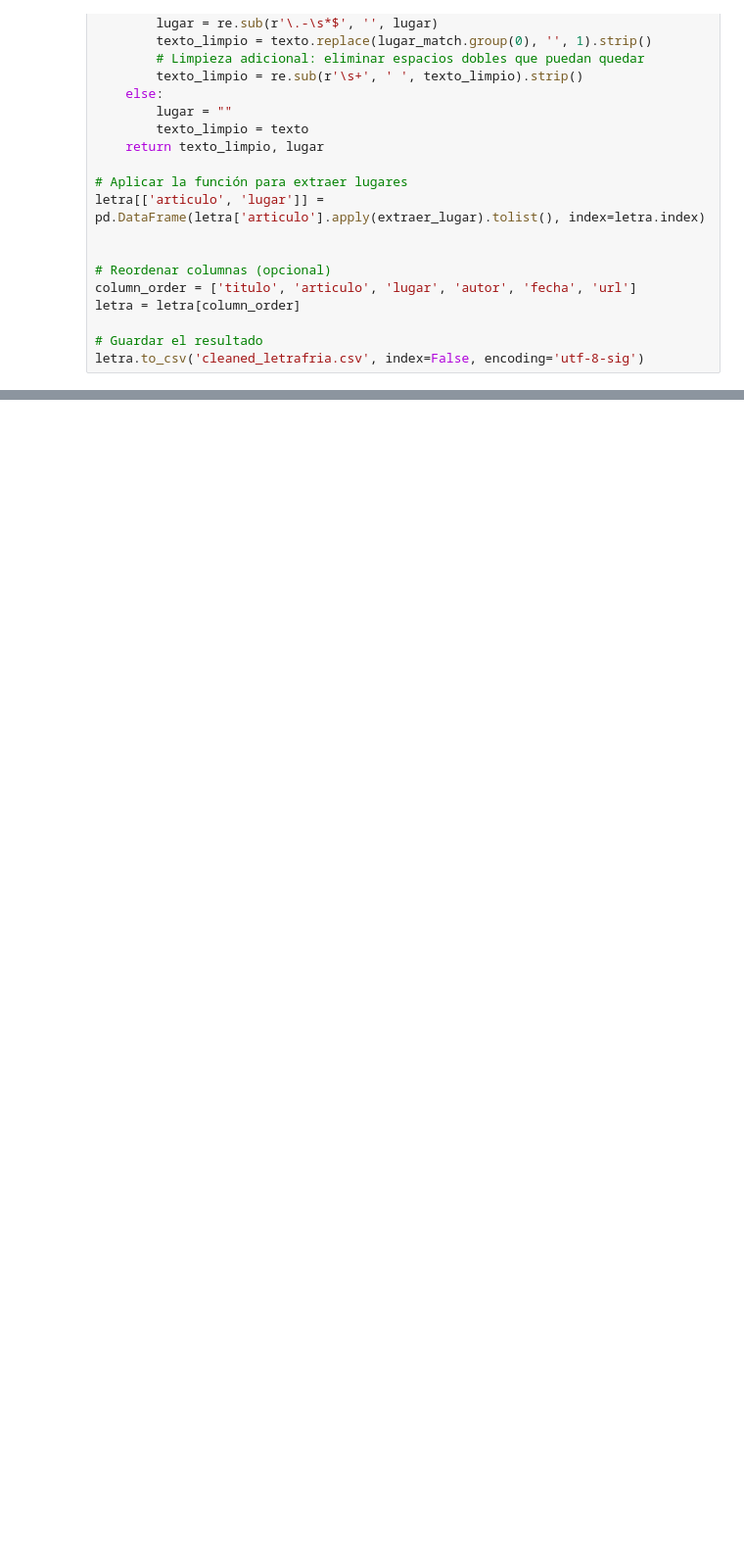
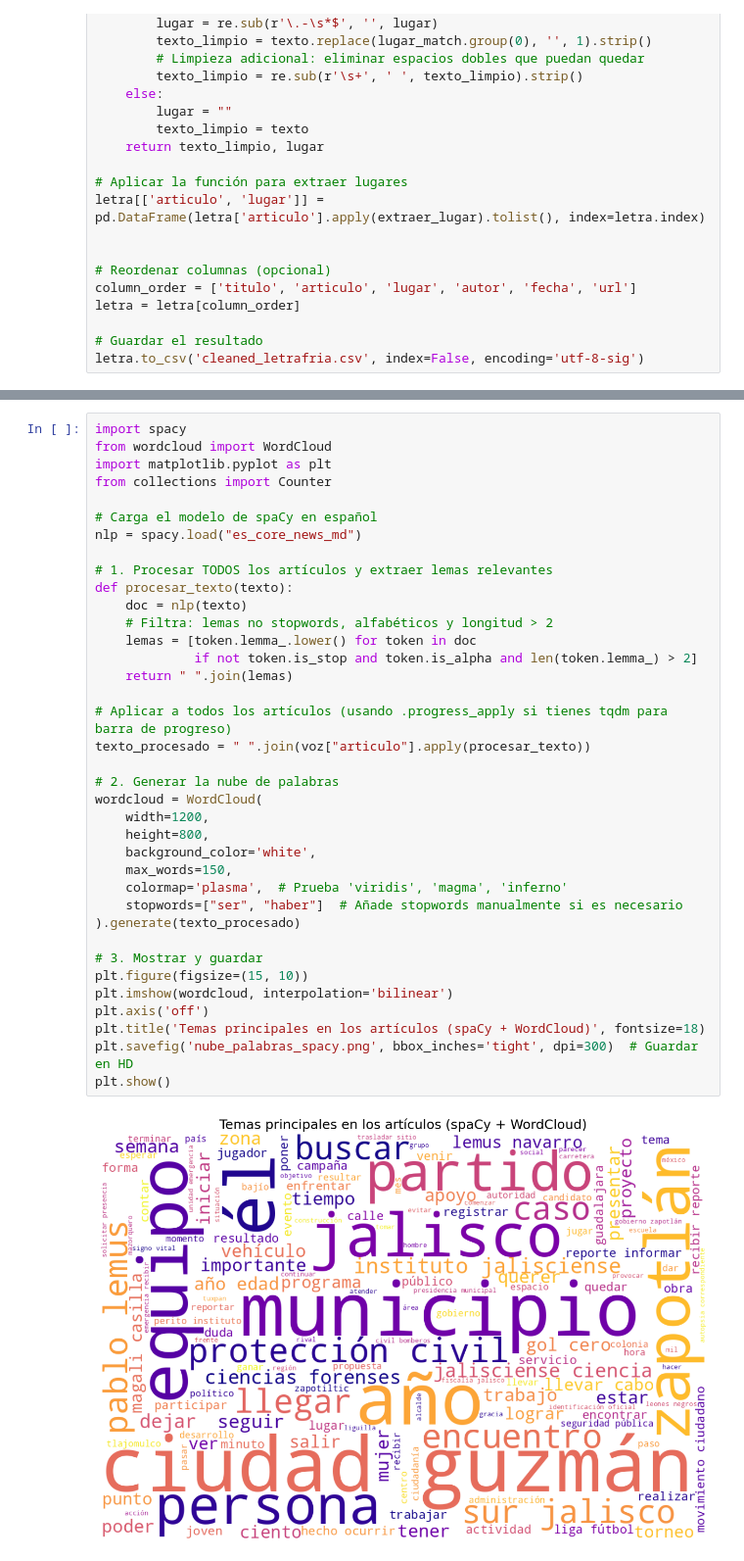
Before and after one commit to adrianodreamer/udg_paper, a Jupyter notebook: analysis.ipynb, the cells around one changed output, grey strips where cells are left out. Shown at 98% size. Drawn from its saved outputs; the diff is of its cells as text; blank space fills up the shorter version.

```diff
--- a/analysis.ipynb
+++ b/analysis.ipynb
@@ -200,0 +340,39 @@ letra.to_csv('cleaned_letrafria.csv', index=False, encoding='utf-8-sig')
+# %%
+import spacy
+from wordcloud import WordCloud
+import matplotlib.pyplot as plt
+from collections import Counter
+
+# Carga el modelo de spaCy en español
+nlp = spacy.load("es_core_news_md")
+
+# 1. Procesar TODOS los artículos y extraer lemas relevantes
+def procesar_texto(texto):
+    doc = nlp(texto)
+    # Filtra: lemas no stopwords, alfabéticos y longitud > 2
+    lemas = [token.lemma_.lower() for token in doc
+             if not token.is_stop and token.is_alpha and len(token.lemma_) > 2]
+    return " ".join(lemas)
+
+# Aplicar a todos los artículos (usando .progress_apply si tienes tqdm para barra de progreso)
+texto_procesado = " ".join(voz["articulo"].apply(procesar_texto))
+
+# 2. Generar la nube de palabras
+wordcloud = WordCloud(
+    width=1200,
+    height=800,
+    background_color='white',
+    max_words=150,
+    colormap='plasma',  # Prueba 'viridis', 'magma', 'inferno'
+    stopwords=["ser", "haber"]  # Añade stopwords manualmente si es necesario
+).generate(texto_procesado)
+
+# 3. Mostrar y guardar
+plt.figure(figsize=(15, 10))
+plt.imshow(wordcloud, interpolation='bilinear')
+plt.axis('off')
+plt.title('Temas principales en los artículos (spaCy + WordCloud)', fontsize=18)
+plt.savefig('nube_palabras_spacy.png', bbox_inches='tight', dpi=300)  # Guardar en HD
+plt.show()
+# %% [output]
+[figure, added]
```
Also changed, not shown: parts of 9 cells of this notebook.
